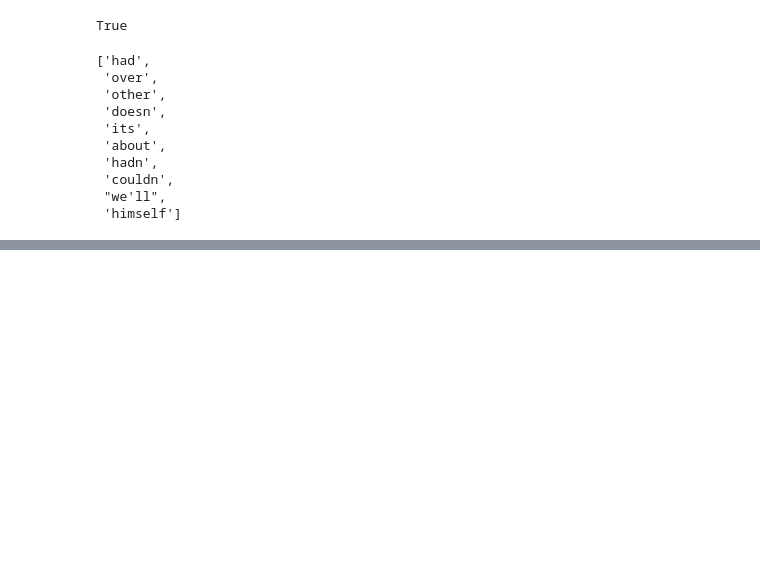
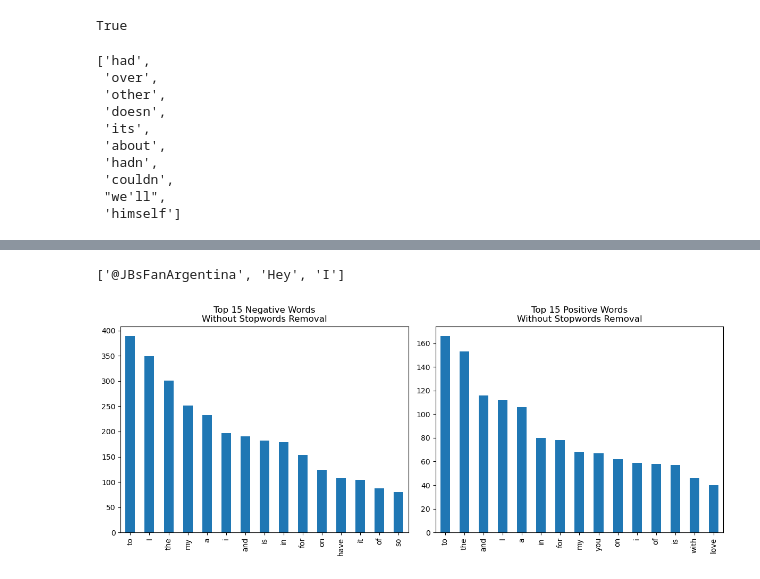
Before and after one commit to KCristopher/SentimentAnalysis, a Jupyter notebook: AnalyzeSentiment.ipynb, the cells around one changed output, grey strips where cells are left out. Drawn from its saved outputs; the diff is of its cells as text; code cells hidden in the pictures; blank space fills up the shorter version.

```diff
--- a/AnalyzeSentiment.ipynb
+++ b/AnalyzeSentiment.ipynb
@@ -244,3 +244,7 @@ stop_words[ : 10]
  'himself']
 # %%
 custom_stop_words = [ sw for sw in stop_words if sw not in stop_words_keep ]
+# %%
+trainset_positive = trainset [ trainset['polarity'] == 4 ]
+trainset_negative = trainset [ trainset['polarity'] == 0 ]
+trainset_positive.polarity.value_counts()
@@ -246,0 +264,7 @@ custom_stop_words = [ sw for sw in stop_words if sw not in stop_words_keep ]
+# %%
+trainset_positive_words = [ t for string in trainset_positive['tweet'] for t in string.split() ]
+trainset_positive_words[ : 3]
+# %% [output]
+['@JBsFanArgentina', 'Hey', 'I']
+# %%
+trainset_negative_words = [ t for string in trainset_negative['tweet'] for t in string.split() ]
@@ -246,0 +274,19 @@ custom_stop_words = [ sw for sw in stop_words if sw not in stop_words_keep ]
+# %%
+fig, axes = plt.subplots(1, 2, figsize=(12, 5))
+
+# Negative words
+pd.Series(trainset_negative_words)\
+    .value_counts()\
+    .head(15)\
+    .plot.bar(ax=axes[0], title="Top 15 Negative Words\nWithout Stopwords Removal")
+
+# Positive words
+pd.Series(trainset_positive_words)\
+    .value_counts()\
+    .head(15)\
+    .plot.bar(ax=axes[1], title="Top 15 Positive Words\nWithout Stopwords Removal")
+
+plt.tight_layout()
+plt.show()
+# %% [output]
+[figure, added]
```
Also changed, not shown: parts of 11 cells of this notebook.
